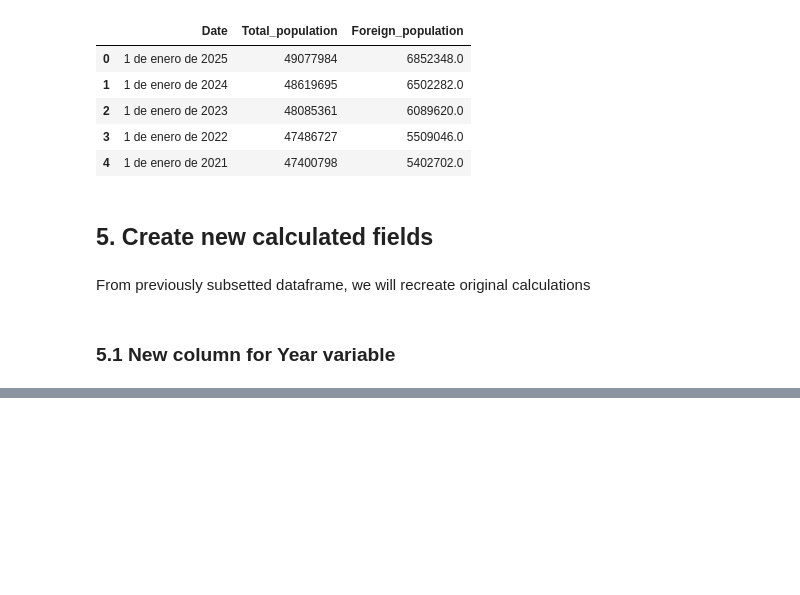
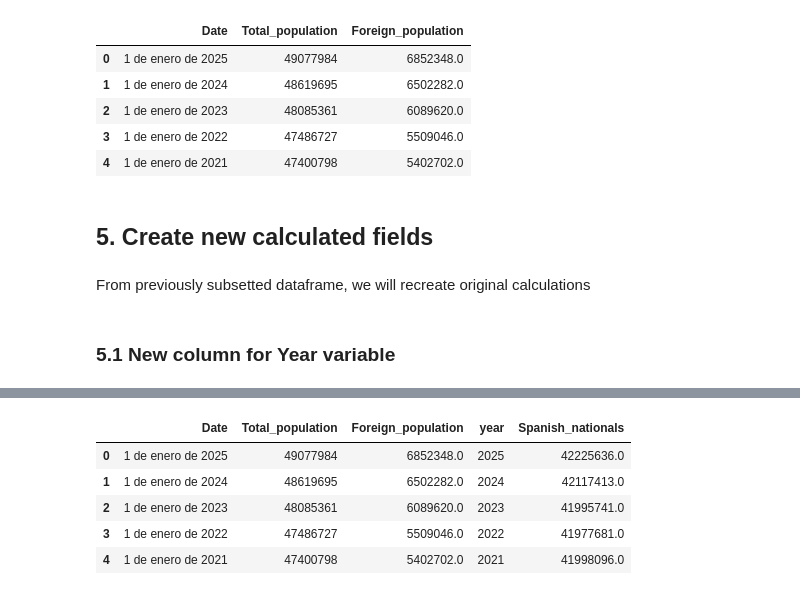
Before and after one commit to Pablo-source/ML-using-Python, a Jupyter notebook: Seaborn_gallery/02_percent_barplot_population_nationality_win_os.ipynb, the cells around one changed output, grey strips where cells are left out. Cells and saved outputs as stored; diff of their text form; code cells hidden in the pictures; blank space fills up the shorter version.

```diff
--- a/Seaborn_gallery/02_percent_barplot_population_nationality_win_os.ipynb
+++ b/Seaborn_gallery/02_percent_barplot_population_nationality_win_os.ipynb
@@ -144,0 +175,3 @@ We ned to extract year from
+# %%
+INE_population_nationality = INE_total_foreign_population.copy()
+INE_population_nationality.head()
@@ -144,0 +185,10 @@ We ned to extract year from
+# %%
+INE_population_nationality['Spanish_nationals'] = INE_population_nationality['Total_population']- INE_population_nationality['Foreign_population']
+INE_population_nationality.head()
+# %% [output]
+|  | Date | Total_population | Foreign_population | year | Spanish_nationals |
+| 0 | 1 de enero de 2025 | 49077984 | 6852348.0 | 2025 | 42225636.0 |
+| 1 | 1 de enero de 2024 | 48619695 | 6502282.0 | 2024 | 42117413.0 |
+| 2 | 1 de enero de 2023 | 48085361 | 6089620.0 | 2023 | 41995741.0 |
+| 3 | 1 de enero de 2022 | 47486727 | 5509046.0 | 2022 | 41977681.0 |
+| 4 | 1 de enero de 2021 | 47400798 | 5402702.0 | 2021 | 41998096.0 |
```
Also changed, not shown: parts of 10 cells of this notebook.
